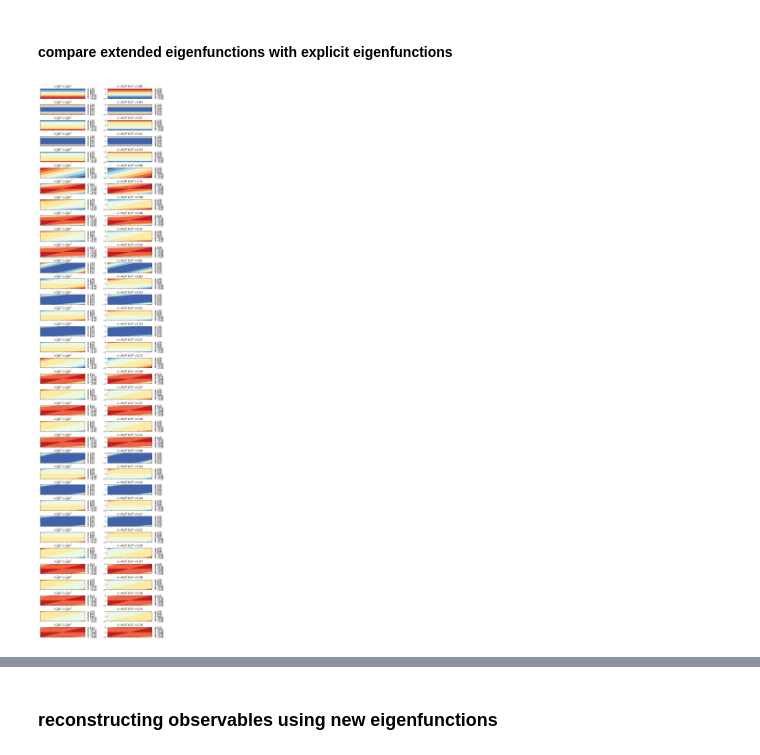
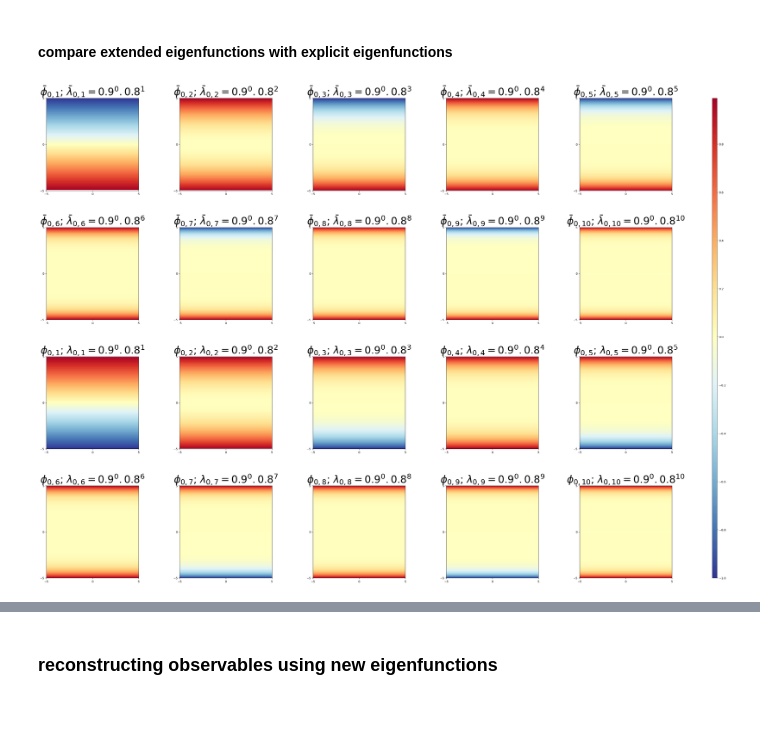
Before and after one commit to saksham219/koopman_eigensolvers, a Jupyter notebook: extend_linear_system_eigenfunctions.ipynb, the cells around one changed output, grey strips where cells are left out. Cells and saved outputs as stored; diff of their text form; code cells hidden in the pictures; blank space fills up the shorter version.

```diff
--- a/extend_linear_system_eigenfunctions.ipynb
+++ b/extend_linear_system_eigenfunctions.ipynb
@@ -110,11 +172,9 @@ plt.subplots_adjust(hspace=0.6)
 x = np.linspace(-5, 5, 100)
 y = np.linspace(-5, 5, 100)
 X, Y = np.meshgrid(x, y)
-x_flat = X.flatten()
-y_flat = Y.flatten()
-x = np.array([X.flatten(), Y.flatten()]).T
+x_flat = np.array([X.flatten(), Y.flatten()]).T
 
-koopman_eigenfunctions_eval = koopman_eigen.eigenfunction_left(koopman_eigen.left_koopman_eigvecs)(x)
+koopman_eigenfunctions_eval = koopman_eigen.eigenfunction_left(koopman_eigen.left_koopman_eigvecs)(x_flat)
 
 for i in range(koopman_eigenfunctions_eval.shape[1]):
 
@@ -135,42 +195,69 @@ x = np.linspace(-5, 5, 100)
 y = np.linspace(-5, 5, 100)
 X, Y = np.meshgrid(x, y)
 
-x = np.array([X.flatten(), Y.flatten()]).T
-print(x.shape)
-koopman_eigen.extend_eigenfunctions(x, eigenvector_indexes=[0,2], pow_i=2, pow_j=4)
+x_flat = np.array([X.flatten(), Y.flatten()]).T
+print(x_flat.shape)
+koopman_eigen.extend_eigenfunctions(x_flat, eigenvector_indexes=[0,2], pow_i=2, pow_j=4)
 # %% [output]
 (10000, 2)
 array([6.71278041e-28, 1.02030405e-04, 4.08121620e-04, ...,
        4.08121620e-04, 1.02030405e-04, 3.42875302e-28])
 # %% [markdown]
 #### compare extended eigenfunctions with explicit eigenfunctions
+# %%
+# take increasing powers of second eigenfunctions to compare
+sorted_eig = linear_system.get_sorted_eigvalues(max_exponent_sum=10)
 # %%
-f, ax = plt.subplots(6*6-1, 2, figsize=(10,45))
-plt.subplots_adjust(hspace=0.6)
+f, ax = plt.subplots(4, 5, figsize=(50,30))
+plt.subplots_adjust(hspace=0.4)
+error_list = []
 
 c = 0
-for i in range(0,6):
-    for j in range(0,6):
+for i, (m,n) in enumerate(sorted_eig):
+    Z_l = koopman_eigen.extend_eigenfunctions(x_flat, eigenvector_indexes=[0,2], pow_i=m, pow_j=n,
+                                                  normalize=False)
+    Z_l = Z_l.reshape(X.shape)
+    Z_l_norm = Z_l/np.max(np.abs(Z_l))
 
-        if i+j==0:
-            continue
+    eigvalue_i_c = koopman_eigen.left_koopman_eigvals[0]
+    eigvalue_j_c = koopman_eigen.left_koopman_eigvals[2]
+    eig_c = (eigvalue_i_c)**m * (eigvalue_j_c) ** n
+    eig_str_c = "$\\bar{\lambda}_{" + f"{m},{n}" + "}" + f"= {eigvalue_i_c:.3}^{{" + f"{m}" + "}" +f". {eigvalue_j_c:.3}^{{" + f"{n}" + "}$"
 
-        Z_l = koopman_eigen.extend_eigenfunctions(x, eigenvector_indexes=[0,2], pow_i=i, pow_j=j)
-        Z_l = Z_l/np.max(np.abs(Z_l))
+    if m ==0:
+        row = 1 if c>4 else 0
+        h = ax[row][c%5].contourf(X, Y, Z_l_norm, cmap='RdYlBu_r', levels=np.arange(-1,1,0.01), vmin=-1, vmax=1)
+#         plt.colorbar(h, orientation='horizontal')
+        ax[row][c%5].set_title("$\\bar{\phi}_{" + f"{m},{n}" + "}$; " + eig_str_c, fontsize=35)
+        ax[row][c%5].set_xticks([ax[row][c%5].get_xlim()[0], 0, ax[row][c%5].get_xlim()[1]])
+        ax[row][c%5].set_yticks([ax[row][c%5].get_ylim()[0], 0, ax[row][c%5].get_ylim()[1]])
+        ax[row][c%5].set_aspect('equal')
 
-        h = ax[c][0].contourf(X, Y, np.array(Z_l).reshape(100,100), cmap='RdYlBu_r')
-        ax[c][0].set_title(f"$(v_1^T \phi)^{i} . (v_2^T \phi)^{j} $")
-        ax[c][0].set_xticklabels([])
-        ax[c][0].set_yticklabels([])
+    Z = linear_system.generate_eigenfunction(X, Y, m,n)
+    Z_norm = Z/np.max(np.abs(Z))
 
-        plt.colorbar(h)
+    eig = (eigvalue_i)**m * (eigvalue_j) ** n
+    eig_str = "$\lambda_{" + f"{m},{n}" + "}" + f"= {eigvalue_i:.3}^{{" + f"{m}" + "}" +f". {eigvalue_j:.3}^{{" + f"{n}" + "}$"
 
-        ax_ = plot_eigenfunction_contour(m=i, n=j,  ax = ax[c][1])
-        ax_.set_xticklabels([])
-        ax_.set_xticklabels([])
+    if m ==0:
+        row = 3 if c>4 else 2
+        h = ax[row][c%5].contourf(X, Y, Z_norm, cmap='RdYlBu_r', levels=np.arange(-1,1,0.01), vmin=-1, vmax=1)
+#         plt.colorbar(h, orientation='horizontal')
 
-        c +=1
+        ax[row][c%5].set_title("$\phi_{" + f"{m},{n}" + "}$; " + eig_str, fontsize=35)
+        ax[row][c%5].set_xticks([ax[row][c%5].get_xlim()[0], 0, ax[row][c%5].get_xlim()[1]])
+        ax[row][c%5].set_yticks([ax[row][c%5].get_ylim()[0], 0, ax[row][c%5].get_ylim()[1]])
 
+        ax[row][c%5].set_aspect('equal')
+
+        c=c+1
+
+    error = min(np.linalg.norm(Z - Z_l), np.linalg.norm(Z + Z_l))
+    error_list.append({"m": m, "n":n, "error": error})
+
+cbar = f.colorbar(h, ax=ax.ravel().tolist(), aspect=100)
+
+plt.savefig('plots/EDMD_poly_extended_eigfuncs_powers_q.png', bbox_inches='tight')
 plt.show()
 # %% [output]
-[figure, old version]
+[figure, new version]
```
Also changed, not shown: parts of 45 cells of this notebook, 1 other file.
